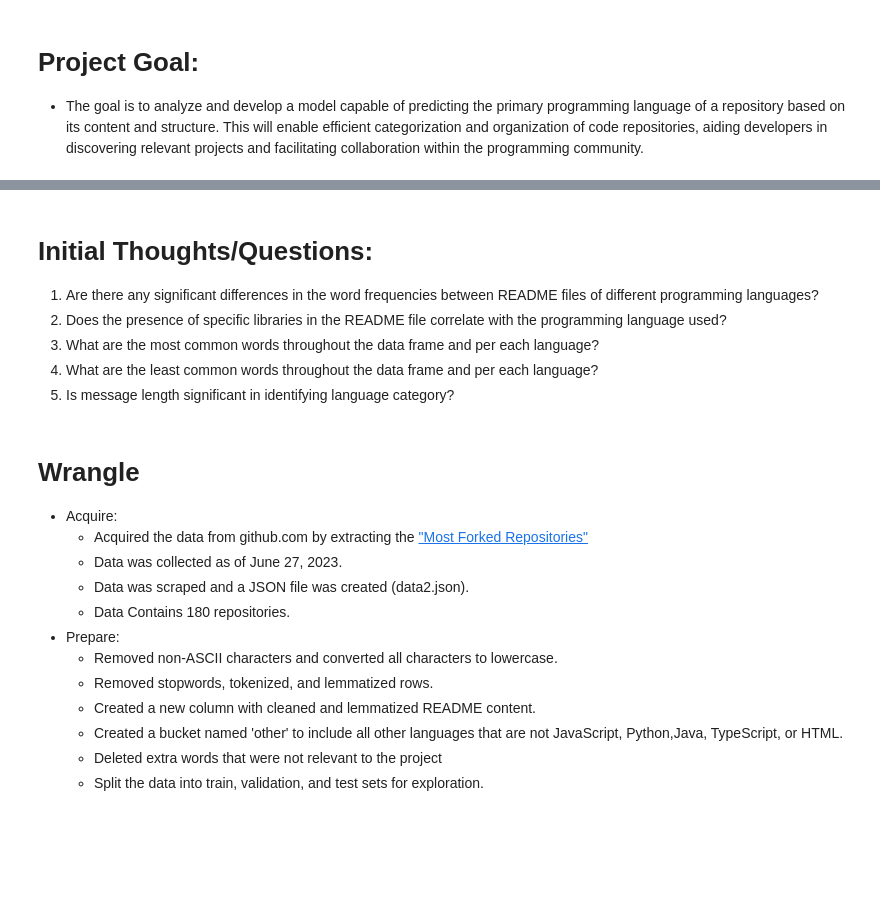
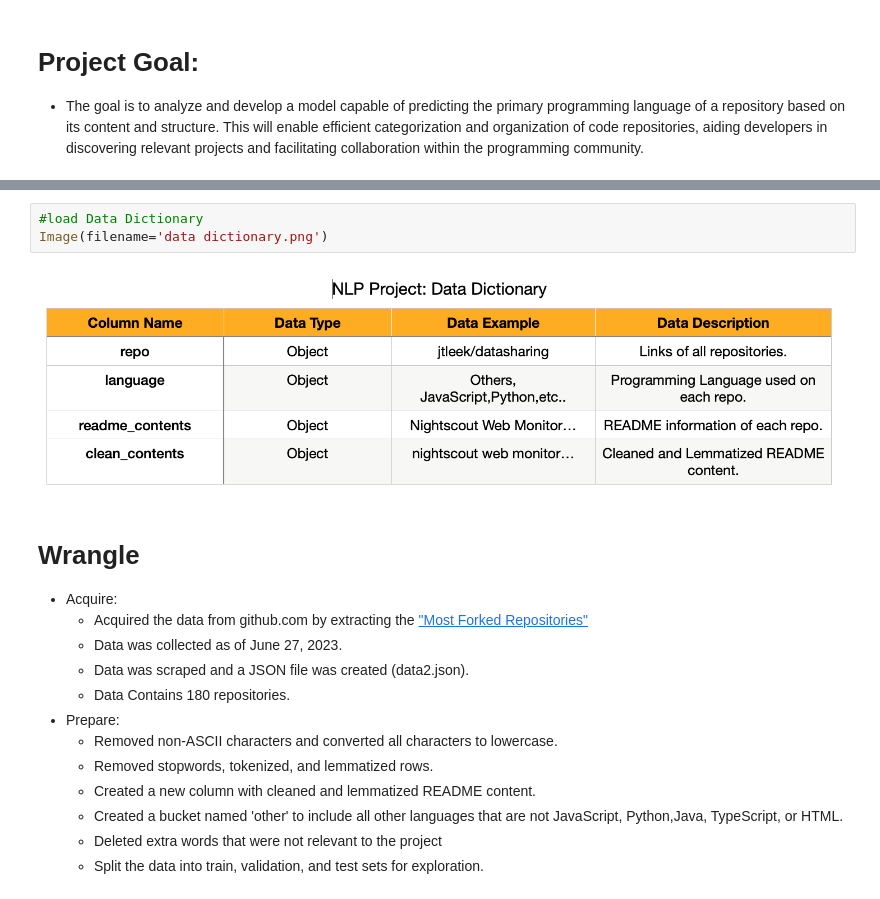
Before and after one commit to Chellyandy/nlp-project, a Jupyter notebook: NLP_Project_Final_Notebook.ipynb, the cells around one changed output, grey strips where cells are left out. Drawn from its saved outputs; the diff is of its cells as text; blank space fills up the shorter version.

```diff
--- a/NLP_Project_Final_Notebook.ipynb
+++ b/NLP_Project_Final_Notebook.ipynb
@@ -65,10 +67,8 @@ plt.style.use('seaborn-darkgrid')
-# %% [markdown]
-# Initial Thoughts/Questions:
-1. Are there any significant differences in the word frequencies between README files of different programming languages?
-2. Does the presence of specific libraries in the README file correlate with the programming language used?
-3. What are the most common words throughout the data frame and  per each language?
-4. What are the least common words throughout the data frame and  per each language?
-5. Is message length significant in identifying language category?
+# %%
+#load Data Dictionary
+Image(filename='data dictionary.png')
+# %% [output]
+[figure, added]
 # %% [markdown]
 # Wrangle
 - Acquire:
```
Also changed, not shown: parts of 18 cells of this notebook, 2 other files.
